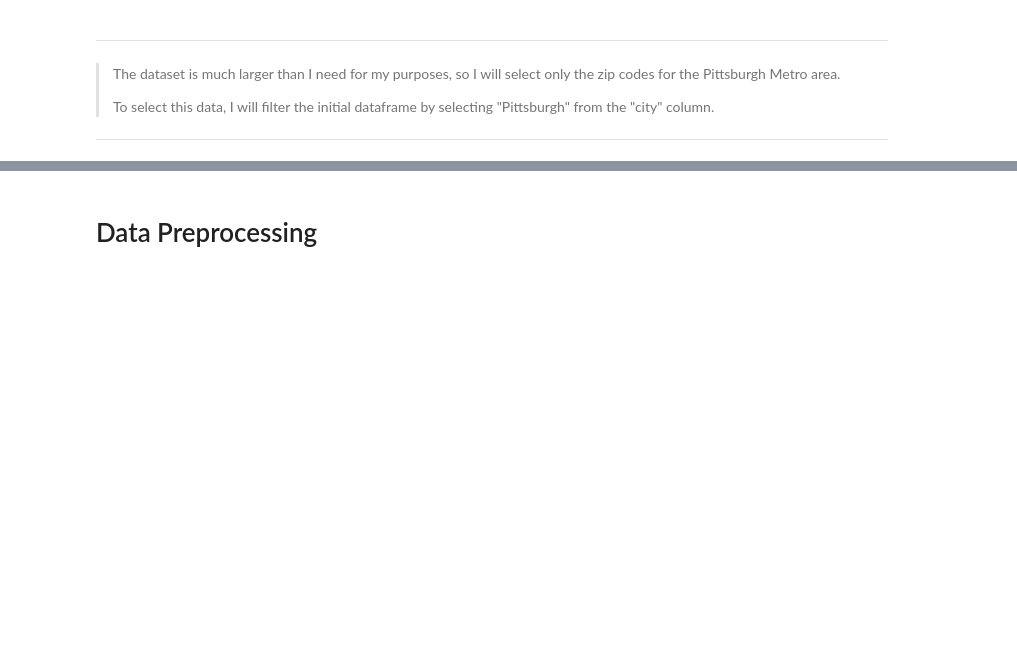
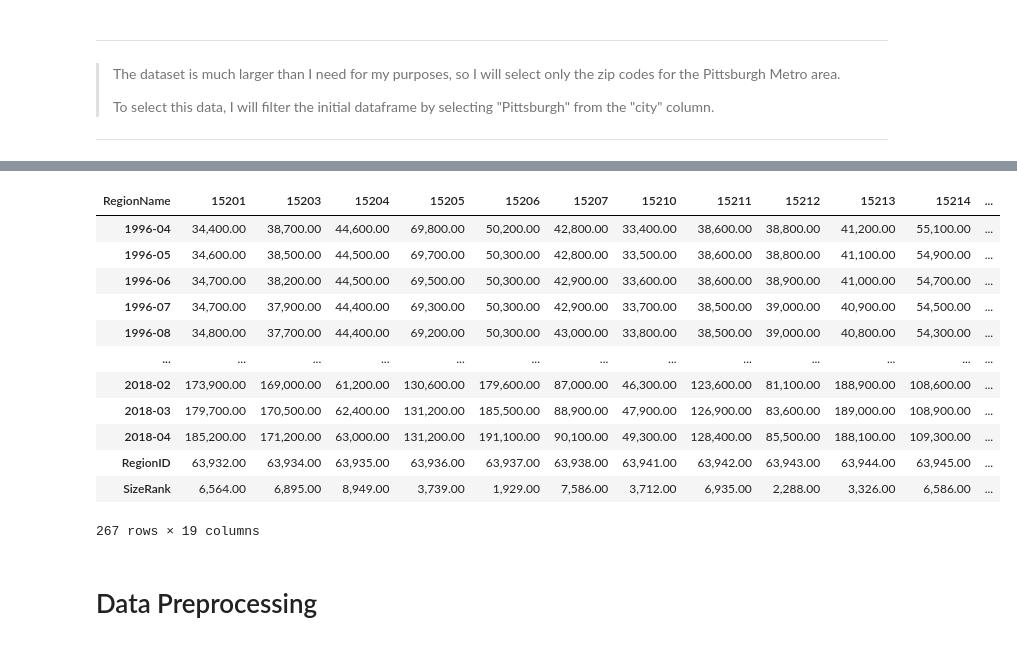
Before and after one commit to BenJMcCarty/Best_of_the_Burgh, a Jupyter notebook: workbooks/WIP_Main_Notebook.ipynb, the cells around one changed output, grey strips where cells are left out. Drawn from its saved outputs; the diff is of its cells as text; code cells hidden in the pictures; blank space fills up the shorter version.

```diff
--- a/workbooks/WIP_Main_Notebook.ipynb
+++ b/workbooks/WIP_Main_Notebook.ipynb
@@ -87,8 +149,21 @@ eda.report_df(pitt_df).T
 # %%
-# ## Inspecting overall data for CA - transposed and dropping RegionID, SizeRank
+## Inspecting overall data - transposed and dropping RegionID, SizeRank
 
-# pitt_zips = pitt_df.pivot_table(index= 'RegionName').T[:-2]
-# pitt_zips
+pitt_df.pivot_table(index='RegionName', ).T
+# %% [output]
+| RegionName | 15201 | 15203 | 15204 | 15205 | 15206 | 15207 | 15210 | 15211 | 15212 | 15213 | 15214 | ... |
+| 1996-04 | 34,400.00 | 38,700.00 | 44,600.00 | 69,800.00 | 50,200.00 | 42,800.00 | 33,400.00 | 38,600.00 | 38,800.00 | 41,200.00 | 55,100.00 | ... |
+| 1996-05 | 34,600.00 | 38,500.00 | 44,500.00 | 69,700.00 | 50,300.00 | 42,800.00 | 33,500.00 | 38,600.00 | 38,800.00 | 41,100.00 | 54,900.00 | ... |
+| 1996-06 | 34,700.00 | 38,200.00 | 44,500.00 | 69,500.00 | 50,300.00 | 42,900.00 | 33,600.00 | 38,600.00 | 38,900.00 | 41,000.00 | 54,700.00 | ... |
+| 1996-07 | 34,700.00 | 37,900.00 | 44,400.00 | 69,300.00 | 50,300.00 | 42,900.00 | 33,700.00 | 38,500.00 | 39,000.00 | 40,900.00 | 54,500.00 | ... |
+| 1996-08 | 34,800.00 | 37,700.00 | 44,400.00 | 69,200.00 | 50,300.00 | 43,000.00 | 33,800.00 | 38,500.00 | 39,000.00 | 40,800.00 | 54,300.00 | ... |
+| ... | ... | ... | ... | ... | ... | ... | ... | ... | ... | ... | ... | ... |
+| 2018-02 | 173,900.00 | 169,000.00 | 61,200.00 | 130,600.00 | 179,600.00 | 87,000.00 | 46,300.00 | 123,600.00 | 81,100.00 | 188,900.00 | 108,600.00 | ... |
+| 2018-03 | 179,700.00 | 170,500.00 | 62,400.00 | 131,200.00 | 185,500.00 | 88,900.00 | 47,900.00 | 126,900.00 | 83,600.00 | 189,000.00 | 108,900.00 | ... |
+| 2018-04 | 185,200.00 | 171,200.00 | 63,000.00 | 131,200.00 | 191,100.00 | 90,100.00 | 49,300.00 | 128,400.00 | 85,500.00 | 188,100.00 | 109,300.00 | ... |
+| RegionID | 63,932.00 | 63,934.00 | 63,935.00 | 63,936.00 | 63,937.00 | 63,938.00 | 63,941.00 | 63,942.00 | 63,943.00 | 63,944.00 | 63,945.00 | ... |
+| SizeRank | 6,564.00 | 6,895.00 | 8,949.00 | 3,739.00 | 1,929.00 | 7,586.00 | 3,712.00 | 6,935.00 | 2,288.00 | 3,326.00 | 6,586.00 | ... |
+267 rows × 19 columns
 # %% [markdown]
 # Data Preprocessing
 # %%
```
Also changed, not shown: parts of 25 cells of this notebook.
